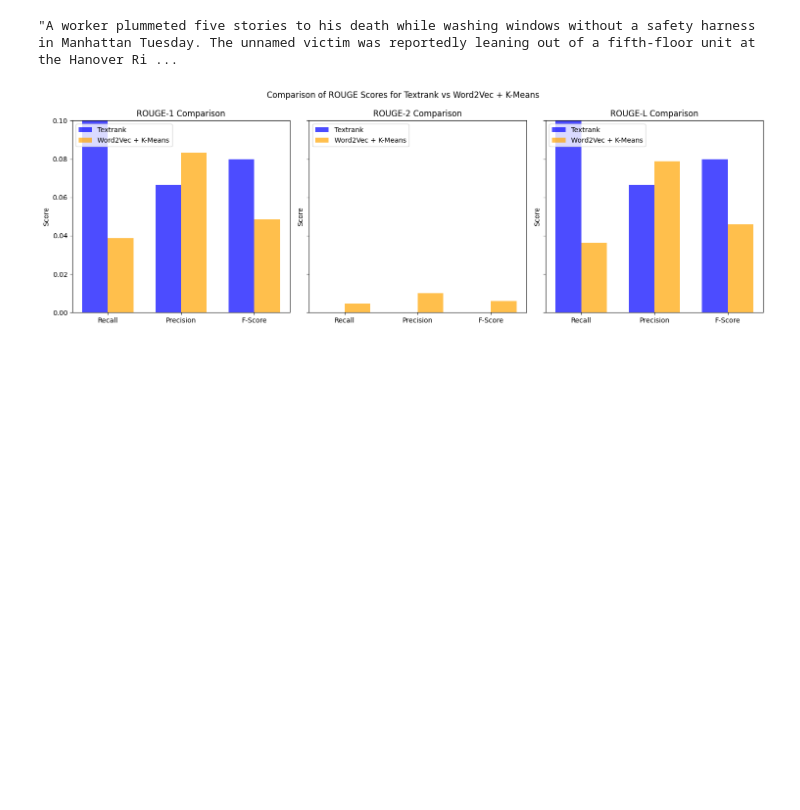
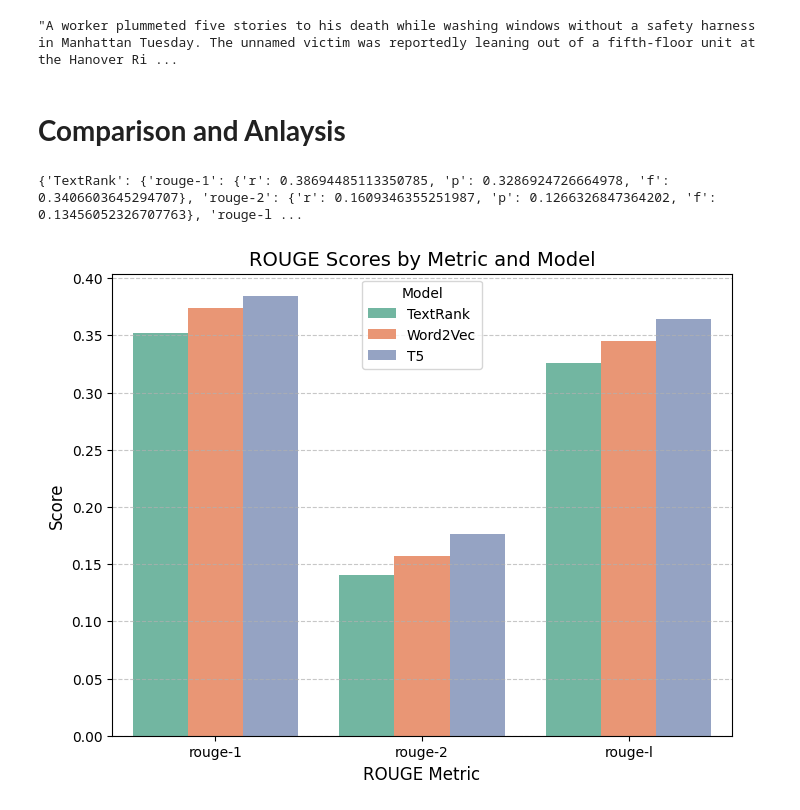
Before and after one commit to sandrabinu3/Text_Summarization_using_NLP-Project, a Jupyter notebook: textSum.ipynb, the cells around one changed output. Drawn from its saved outputs; the diff is of its cells as text; code cells hidden in the pictures; blank space fills up the shorter version.

```diff
--- a/textSum.ipynb
+++ b/textSum.ipynb
@@ -630,7 +611,8 @@ val_summaries = val_subset['highlights'].tolist()
 gen_summaries = generated_summaries
 # %%
 rouge = Rouge()
-rouge.get_scores(gen_summaries,val_summaries,avg=True)
+t5_scores=rouge.get_scores(gen_summaries,val_summaries,avg=True)
+t5_scores
 # %% [output]
 {'rouge-1': {'r': 0.36491147766295257,
   'p': 0.4130363581295887,
@@ -670,26 +638,40 @@ Word2vec = np.array(Word2vec)
-# %%
-# Plotting
-x = np.arange(len(sub_metrics))  # the label locations for each sub-metric
-width = 0.35  # the width of the bars
-
-fig, axs = plt.subplots(1, 3, figsize=(15, 5), sharey=True)
-
-# Creating subplots for each metric (ROUGE-1, ROUGE-2, ROUGE-L)
-for i, metric in enumerate(metrics):
-    ax = axs[i]
-    ax.bar(x - width/2, Textrank[i], width, label='Textrank', color='blue', alpha=0.7)
-    ax.bar(x + width/2, Word2vec[i], width, label='Word2Vec + K-Means', color='orange', alpha=0.7)
-
-    ax.set_title(f'{metric.upper()} Comparison')
-    ax.set_xticks(x)
-    ax.set_xticklabels(sub_metrics)
-    ax.legend(loc='upper left')
-    ax.set_ylim([0, 0.1])  # Adjust the y-axis range if necessary
-    ax.set_ylabel('Score')
-
-# Main title and layout
-plt.suptitle('Comparison of ROUGE Scores for Textrank vs Word2Vec + K-Means')
-plt.tight_layout()
-plt.show()
-# %% [output]
-[figure, removed]
+# %% [markdown]
+# **Comparison and Anlaysis**
+# %%
+# Combine all scores into a single dictionary
+rouge_scores = {
+    'TextRank': scores,
+    'Word2Vec': w2v_scores,
+    'T5': t5_scores
+}
+# %%
+# Print the combined dictionary
+print(rouge_scores)
+# %% [output]
+{'TextRank': {'rouge-1': {'r': 0.38694485113350785, 'p': 0.3286924726664978, 'f': 0.3406603645294707}, 'rouge-2': {'r': 0.1609346355251987, 'p': 0.1266326847364202, 'f': 0.13456052326707763}, 'rouge-l ...
+# %%
+# Flattening the data
+rows = []
+for models, metrics in rouge_scores.items():
+    for metric, scores in metrics.items():
+        for score_type, value in scores.items():
+            rows.append({
+                'Model': models,
+                'Metric': metric,
+                'Score Type': score_type,
+                'Value': value
+            })
+
+# Creating the DataFrame
+df = pd.DataFrame(rows)
+# %%
+plt.figure(figsize=(8, 6))
+sns.barplot(data=df, x='Metric', y='Value', hue='Model', errorbar=None, palette='Set2')
+plt.title('ROUGE Scores by Metric and Model', fontsize=14)
+plt.ylabel('Score', fontsize=12)
+plt.xlabel('ROUGE Metric', fontsize=12)
+plt.legend(title='Model')
+plt.grid(axis='y', linestyle='--', alpha=0.7)
+plt.show()
+# %% [output]
+[figure, added]
```
Also changed, not shown: parts of 32 cells of this notebook.
